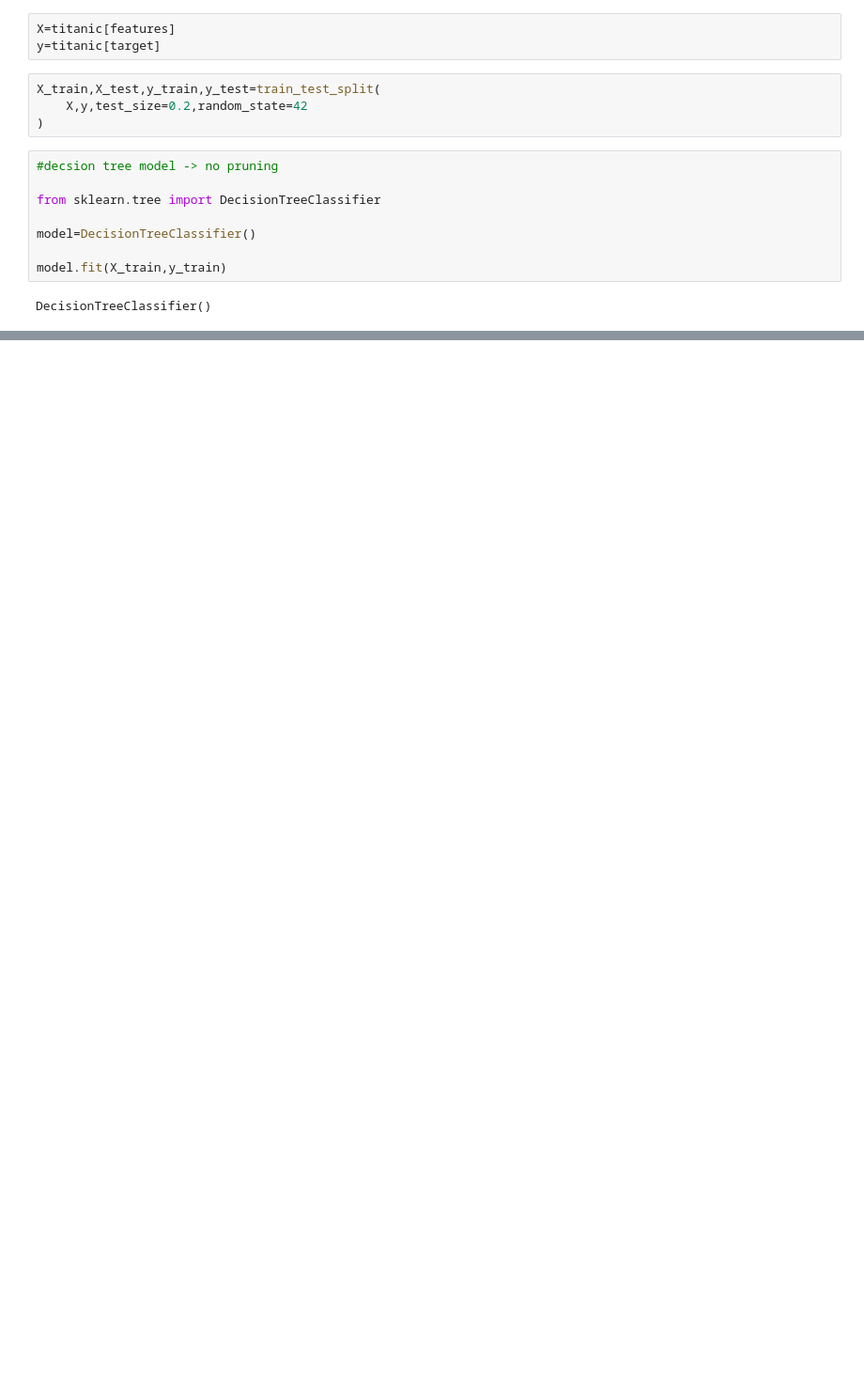
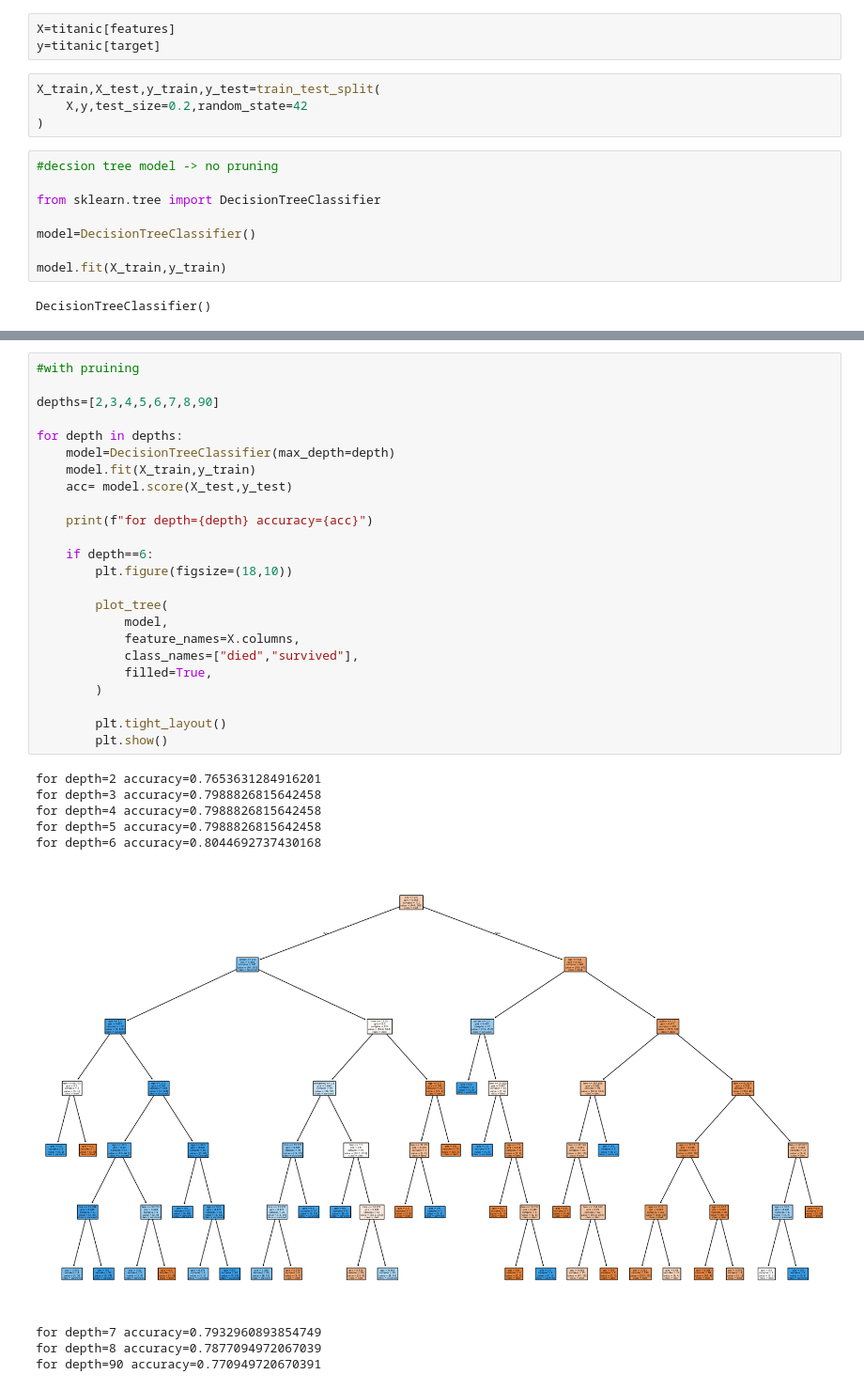
Before and after one commit to Aman-8343/Machine_Learning, a Jupyter notebook: Supervised_ML/7.Decision_Tree.ipynb, the cells around one changed output, grey strips where cells are left out. Shown at 94% size. Drawn from its saved outputs; the diff is of its cells as text; blank space fills up the shorter version.

```diff
--- a/Supervised_ML/7.Decision_Tree.ipynb
+++ b/Supervised_ML/7.Decision_Tree.ipynb
@@ -132,0 +152,34 @@ plt.show()
+# %%
+#with pruining
+
+depths=[2,3,4,5,6,7,8,90]
+
+for depth in depths:
+    model=DecisionTreeClassifier(max_depth=depth)
+    model.fit(X_train,y_train)
+    acc= model.score(X_test,y_test)
+
+    print(f"for depth={depth} accuracy={acc}")
+
+    if depth==6:
+        plt.figure(figsize=(18,10))
+
+        plot_tree(
+            model,
+            feature_names=X.columns,
+            class_names=["died","survived"],
+            filled=True,
+        )
+
+        plt.tight_layout()
+        plt.show()
+# %% [output]
+for depth=2 accuracy=0.7653631284916201
+for depth=3 accuracy=0.7988826815642458
+for depth=4 accuracy=0.7988826815642458
+for depth=5 accuracy=0.7988826815642458
+for depth=6 accuracy=0.8044692737430168
+[figure, added]
+for depth=7 accuracy=0.7932960893854749
+for depth=8 accuracy=0.7877094972067039
+for depth=90 accuracy=0.770949720670391
```
Also changed, not shown: parts of 5 cells of this notebook.
